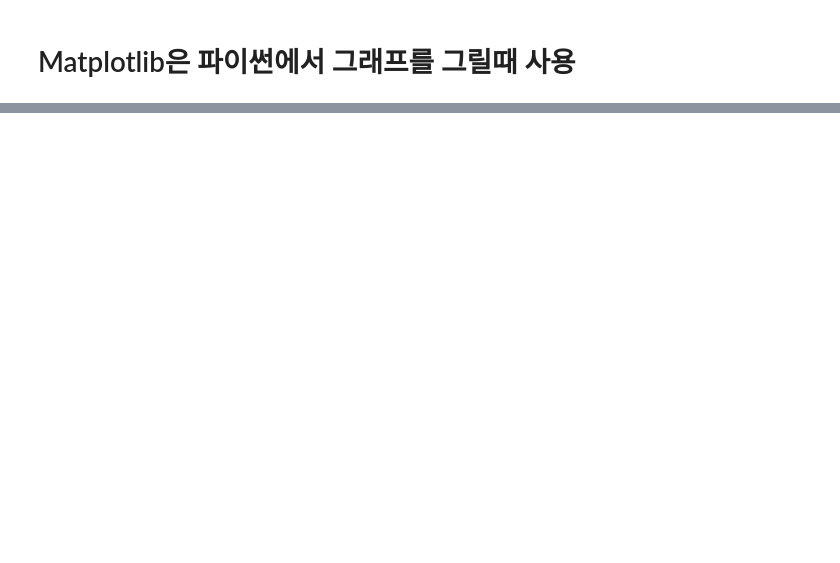
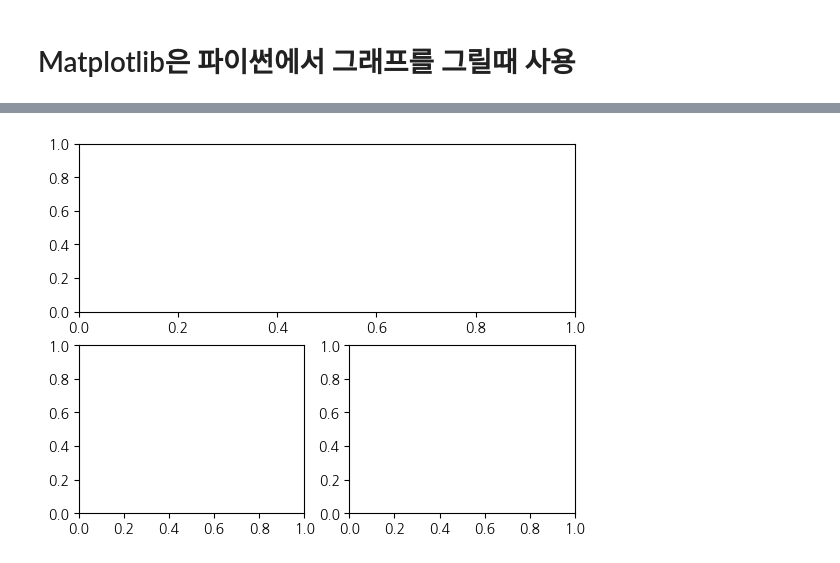
Before and after one commit to akafintech/fintech_service_2nd_aka, a Jupyter notebook: 05MACHINE_LEARNING/04_matplotlib_사용법.ipynb, the cells around one changed output, grey strips where cells are left out. Cells and saved outputs as stored; diff of their text form; code cells hidden in the pictures; blank space fills up the shorter version.

```diff
--- a/05MACHINE_LEARNING/04_matplotlib_사용법.ipynb
+++ b/05MACHINE_LEARNING/04_matplotlib_사용법.ipynb
@@ -8,0 +53,7 @@ https://plotly.com/python/
+# %%
+fig, axes = plt.subplot_mosaic([['top', 'top'],
+                                ['left','right_']])
+plt.show()
+# 그래프가 딕셔너리형태로 들어가 있음
+# %% [output]
+[figure, added]
```
Also changed, not shown: parts of 34 cells of this notebook, 2 other files.
